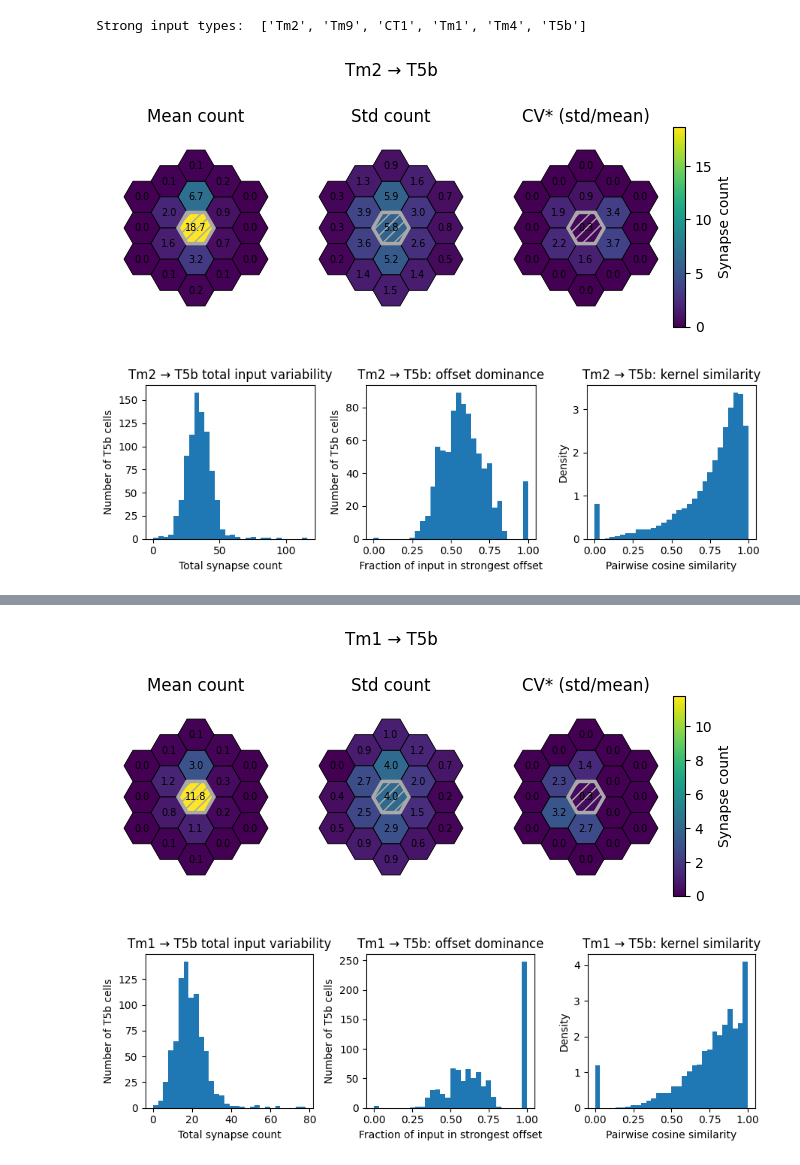
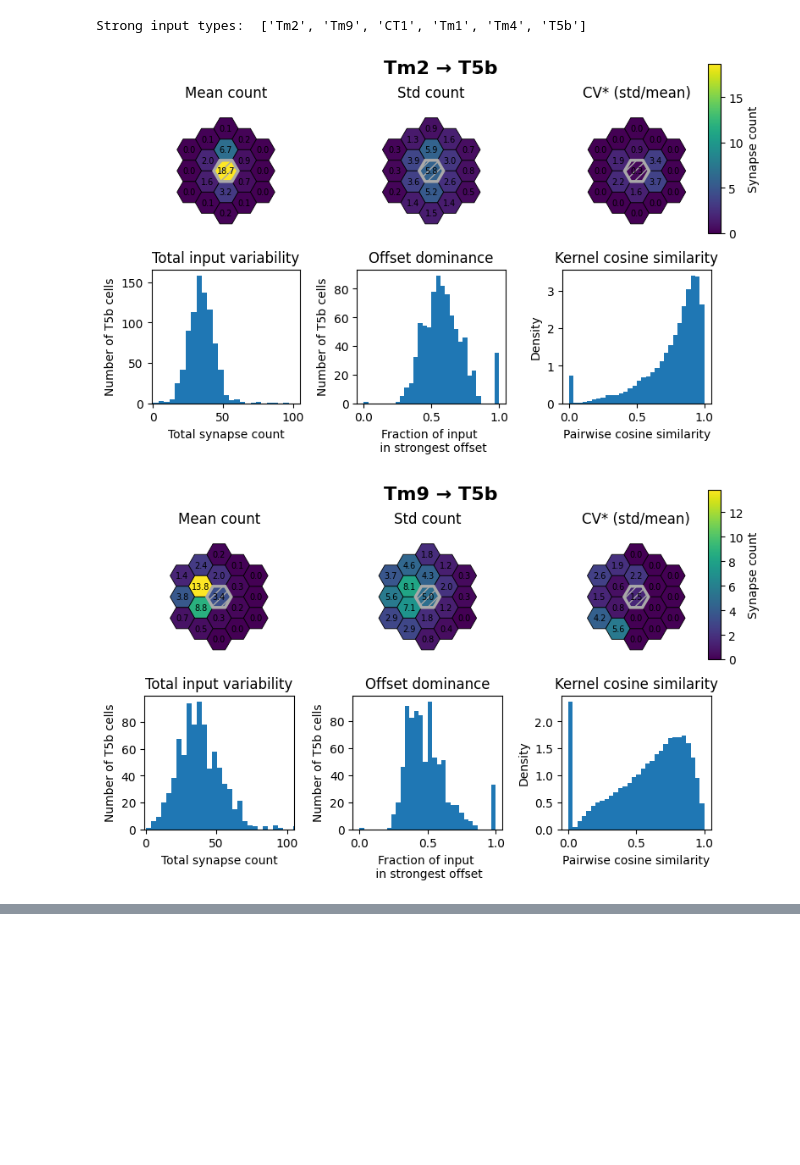
Before and after one commit to Fitzgerald-Lab-NU/connectome_analysis, a Jupyter notebook: kernel_variability_basic_stats.ipynb, the cells around one changed output, grey strips where cells are left out. Cells and saved outputs as stored; diff of their text form; code cells hidden in the pictures; blank space fills up the shorter version.

Commit message:
nicer plots

```diff
--- a/kernel_variability_basic_stats.ipynb
+++ b/kernel_variability_basic_stats.ipynb
@@ -10,7 +10,10 @@ import sys
 
 from utils import pq_to_xy, plot_spatial_kernel_hex
 from utils.spatial_RF import compute_kernel
-from utils.plotting import plot_example_RFs, plot_kernels_on_eye, receptive_fields_grid
+# from utils.plotting import plot_example_RFs, plot_kernels_on_eye, receptive_fields_grid
+
+plt.rcParams['figure.dpi'] = 100
+plt.rcParams['savefig.dpi'] = 300
 # %%
 data_dir = Path('results/connectome')
 
@@ -137,9 +140,11 @@ for pre_type in input_types:
     norm = Normalize(vmin=0, vmax= mean_vec.max())
     CMAP = "viridis"
 
-    fig, axes = plt.subplots(1,3,  figsize= (6,5))
-    fig.suptitle(f"{pre_type} → {POST_TYPE}", y=0.8)
-    axes = axes.ravel()  # turns 2x2 array into flat list of 4 axes
+    fig, axes = plt.subplots(2,3,  figsize= (7.5,5))
+    fig.suptitle(f"{pre_type} → {POST_TYPE}", fontsize=16, weight='bold', x=0.55,y=0.96)
+    axes_kernel = axes[0,:]
+    ax_hist = axes[1,:]
+    axes = axes_kernel.ravel()  # turns 2x2 array into flat list of 4 axes
     for ax, (title, vec) in zip(axes, maps.items()):
         ax.axis("off")
         kernel = vector_to_kernel(vec, value_name="value")
@@ -156,7 +161,7 @@ for pre_type in input_types:
     sm = plt.cm.ScalarMappable(norm=norm, cmap=plt.get_cmap(f"{CMAP}"))
     sm.set_array([])
 
-    cax = fig.add_axes([0.97, 0.27, 0.02, 0.4]) # [left, bottom, width, height]
+    cax = fig.add_axes([0.97, 0.55, 0.02, 0.4]) # [left, bottom, width, height]
     cbar = fig.colorbar(
         sm,
         cax=cax,
@@ -164,42 +169,46 @@ for pre_type in input_types:
         location="right",
         label="Synapse count"
     )
 
-    fig.tight_layout()
-    plt.show()
-
-    fig_hist, ax_hist = plt.subplots(1,3, figsize=(6*1.5,2*1.5))
+    # fig_hist, ax_hist = plt.subplots(1,3, figsize=(6*1.5,2*1.5))
     total_input = pair_Matrix.sum(axis=1)
 
     ax_hist[0].hist(total_input, bins=30)
     ax_hist[0].set_xlabel(f"Total synapse count")
     ax_hist[0].set_ylabel(f"Number of {POST_TYPE} cells")
-    ax_hist[0].set_title(f"{pre_type} → {POST_TYPE} total input variability")
+    ax_hist[0].set_title(f"Total input variability")
 
     max_offset_input = pair_Matrix.max(axis=1)
 
     dominance = max_offset_input / total_input.replace(0, np.nan)
     dominance = dominance.fillna(0)
 
     ax_hist[1].hist(dominance, bins=30)
-    ax_hist[1].set_xlabel("Fraction of input in strongest offset")
+    ax_hist[1].set_xlabel("Fraction of input \n in strongest offset")
     ax_hist[1].set_ylabel(f"Number of {POST_TYPE} cells")
-    ax_hist[1].set_title(f"{pre_type} → {POST_TYPE}: offset dominance")
+    ax_hist[1].set_title(f"Offset dominance")
 
 
     P = pair_Matrix.div(pair_Matrix.sum(axis=1).replace(0, np.nan), axis=0).fillna(0)
-
+    P = (
+        pair_Matrix.loc[total_input > 0]
+        .div(total_input.loc[total_input > 0], axis=0)
+    )
     sim = cosine_similarity(P)
 
     # remove diagonal
     sim_vals = sim[np.triu_indices_from(sim, k=1)]
 
     ax_hist[2].hist(sim_vals, bins=30, density=True)
     ax_hist[2].set_xlabel("Pairwise cosine similarity")
     ax_hist[2].set_ylabel("Density")
-    ax_hist[2].set_title(f"{pre_type} → {POST_TYPE}: kernel similarity")
-    plt.tight_layout()
+    ax_hist[2].set_title(f"Kernel cosine similarity")
+
+    ax_hist[0].set_xlim(-1,105)
+    ax_hist[1].set_xlim(-0.05,1.05)
+    ax_hist[2].set_xlim(-0.05,1.05)
+    fig.tight_layout()
     plt.show()
 # %% [output]
-[figure, old version]
+[figure, new version]
-[figure, old version]
+[figure, new version]
@@ -210,2 +218,0 @@ for pre_type in input_types:
-[figure, removed]
-[figure, removed]
```
Also changed, not shown: parts of 1 cell of this notebook.
